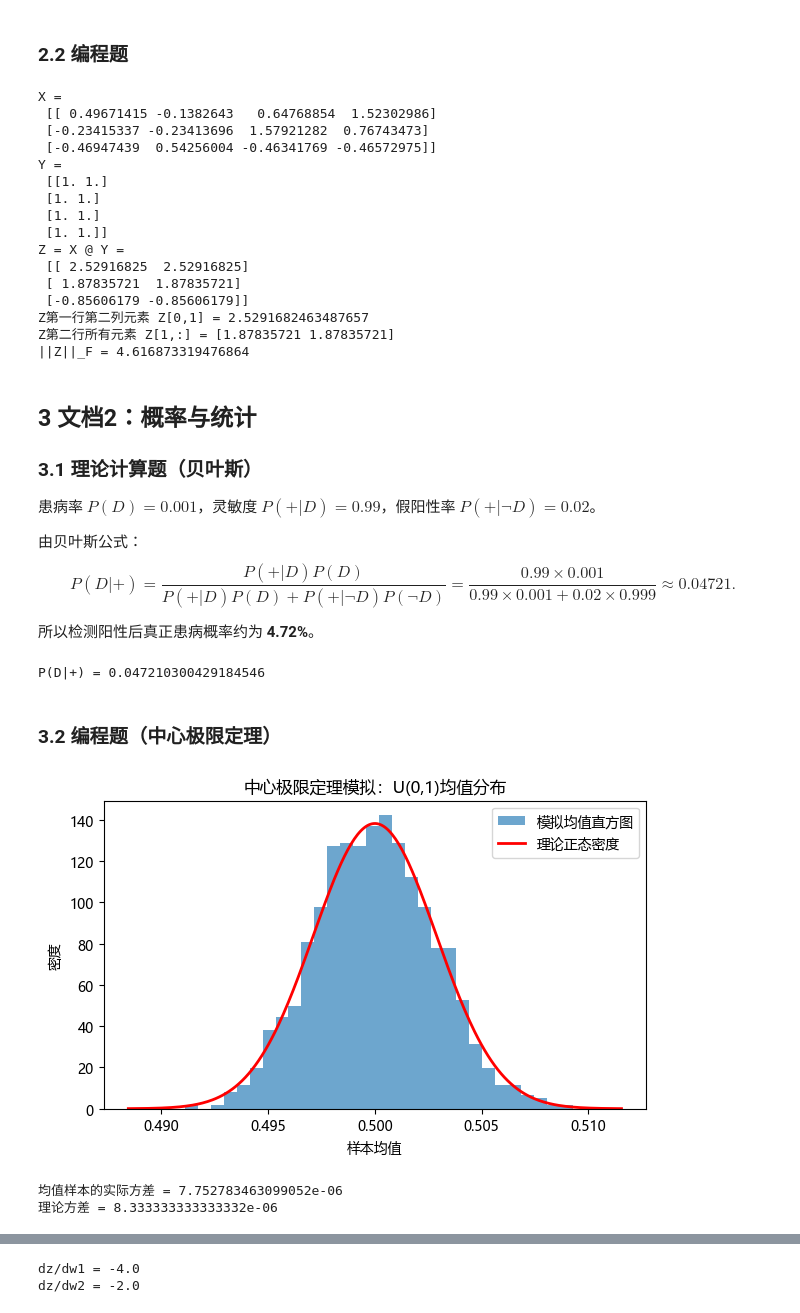
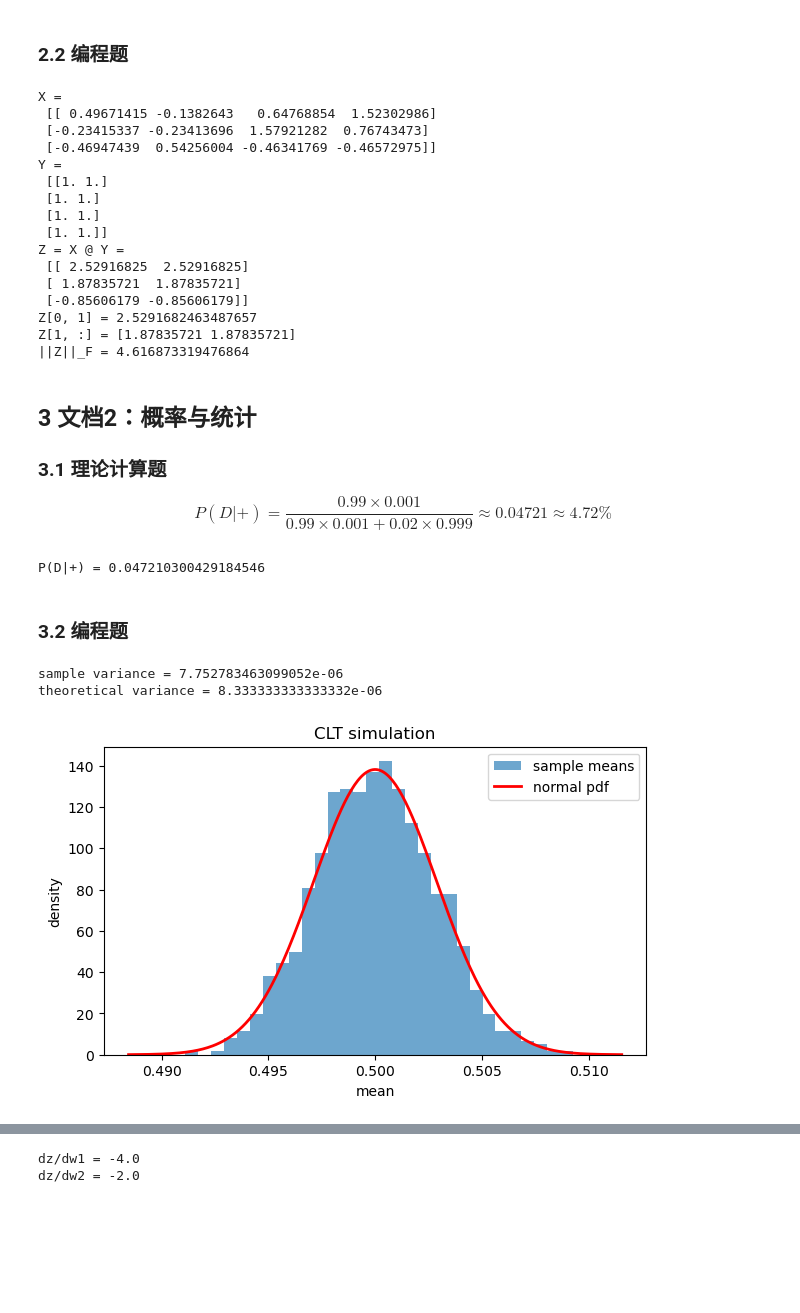
Before and after one commit to cxy-kk/deep-learning-homework-20234080115, a Jupyter notebook: HW01-20234080115-李其隆.ipynb, the cells around one changed output, grey strips where cells are left out. Saved outputs shown, nothing was run; the diff lists cells and outputs as text; code cells hidden in the pictures; blank space fills up the shorter version.

```diff
--- a/HW01-20234080115-李其隆.ipynb
+++ b/HW01-20234080115-李其隆.ipynb
@@ -51,12 +37,12 @@ X = np.random.randn(3, 4)
 Y = np.ones((4, 2))
 Z = X @ Y
 
-print('X =\n', X)
-print('Y =\n', Y)
-print('Z = X @ Y =\n', Z)
-print('Z第一行第二列元素 Z[0,1] =', Z[0, 1])
-print('Z第二行所有元素 Z[1,:] =', Z[1, :])
-print('||Z||_F =', np.linalg.norm(Z))
+print("X =\n", X)
+print("Y =\n", Y)
+print("Z = X @ Y =\n", Z)
+print("Z[0, 1] =", Z[0, 1])
+print("Z[1, :] =", Z[1, :])
+print("||Z||_F =", np.linalg.norm(Z))
 # %% [output]
 X =
  [[ 0.49671415 -0.1382643   0.64768854  1.52302986]
@@ -71,23 +57,17 @@ Z = X @ Y =
  [[ 2.52916825  2.52916825]
  [ 1.87835721  1.87835721]
  [-0.85606179 -0.85606179]]
-Z第一行第二列元素 Z[0,1] = 2.5291682463487657
-Z第二行所有元素 Z[1,:] = [1.87835721 1.87835721]
+Z[0, 1] = 2.5291682463487657
+Z[1, :] = [1.87835721 1.87835721]
 ||Z||_F = 4.616873319476864
 # %% [markdown]
 ## 3 文档2：概率与统计
 
-### 3.1 理论计算题（贝叶斯）
-患病率 $P(D)=0.001$，灵敏度 $P(+|D)=0.99$，假阳性率 $P(+|\neg D)=0.02$。
-
-由贝叶斯公式：
+### 3.1 理论计算题
 $$
-P(D|+) = \frac{P(+|D)P(D)}{P(+|D)P(D)+P(+|\neg D)P(\neg D)}
-=\frac{0.99\times0.001}{0.99\times0.001+0.02\times0.999}
-\approx 0.04721.
+P(D|+) = \frac{0.99 \times 0.001}{0.99 \times 0.001 + 0.02 \times 0.999}
+\approx 0.04721 \approx 4.72\%
 $$
-
-所以检测阳性后真正患病概率约为 **4.72%**。
 # %%
 p_d = 0.001
 p_pos_given_d = 0.99
@@ -98,48 +78,37 @@ print('P(D|+) =', p_post)
 # %% [output]
 P(D|+) = 0.047210300429184546
 # %% [markdown]
-### 3.2 编程题（中心极限定理）
+### 3.2 编程题
 # %%
 import matplotlib.pyplot as plt
-from matplotlib import font_manager
-import matplotlib
-
-
-candidate_fonts = ['Microsoft YaHei', 'SimHei', 'SimSun', 'Noto Sans CJK SC', 'Arial Unicode MS']
-available_fonts = {f.name for f in font_manager.fontManager.ttflist}
-for font_name in candidate_fonts:
-    if font_name in available_fonts:
-        matplotlib.rcParams['font.sans-serif'] = [font_name]
-        break
-matplotlib.rcParams['axes.unicode_minus'] = False
 
 np.random.seed(0)
 n = 10000
 m = 1000
 samples = np.random.uniform(0, 1, size=(m, n))
 means = samples.mean(axis=1)
 
 mu = 0.5
 sigma = np.sqrt((1 / 12) / n)
 
 x = np.linspace(mu - 4 * sigma, mu + 4 * sigma, 300)
 pdf = (1 / (sigma * np.sqrt(2 * np.pi))) * np.exp(-0.5 * ((x - mu) / sigma) ** 2)
 
 plt.figure(figsize=(7, 4))
-plt.hist(means, bins=30, density=True, alpha=0.65, label='模拟均值直方图')
-plt.plot(x, pdf, 'r', lw=2, label='理论正态密度')
-plt.title('中心极限定理模拟：U(0,1)均值分布')
-plt.xlabel('样本均值')
-plt.ylabel('密度')
+plt.hist(means, bins=30, density=True, alpha=0.65, label="sample means")
+plt.plot(x, pdf, "r", lw=2, label="normal pdf")
+plt.title("CLT simulation")
+plt.xlabel("mean")
+plt.ylabel("density")
 plt.legend()
 plt.show()
 
-print('均值样本的实际方差 =', means.var())
-print('理论方差 =', (1 / 12) / n)
+print("sample variance =", means.var())
+print("theoretical variance =", (1 / 12) / n)
 # %% [output]
+sample variance = 7.752783463099052e-06
+theoretical variance = 8.333333333333332e-06
-[figure, old version]
+[figure, new version]
-均值样本的实际方差 = 7.752783463099052e-06
-理论方差 = 8.333333333333332e-06
 # %% [markdown]
 ## 4 文档3：导数、反向传播和复杂度
 
```
Also changed, not shown: parts of 12 cells of this notebook.
